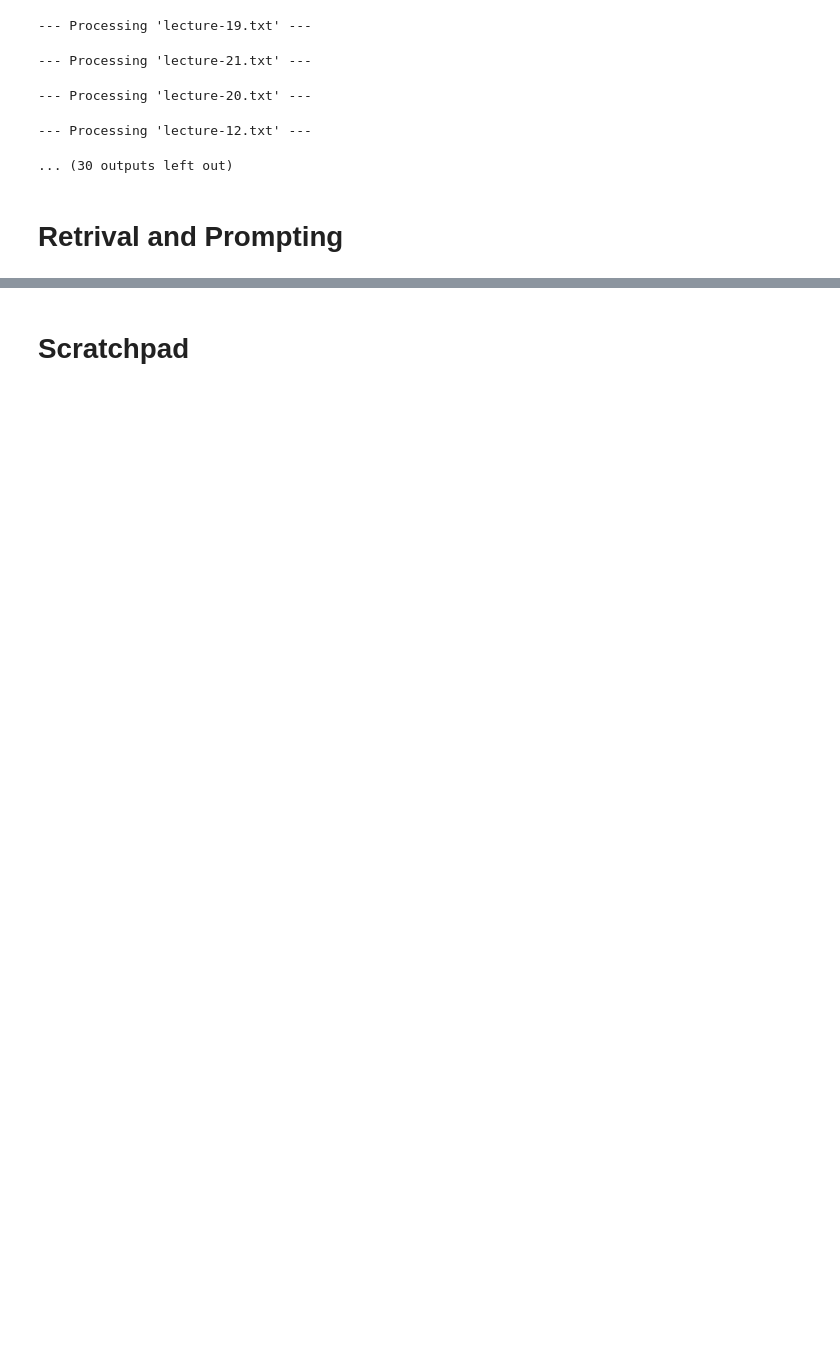
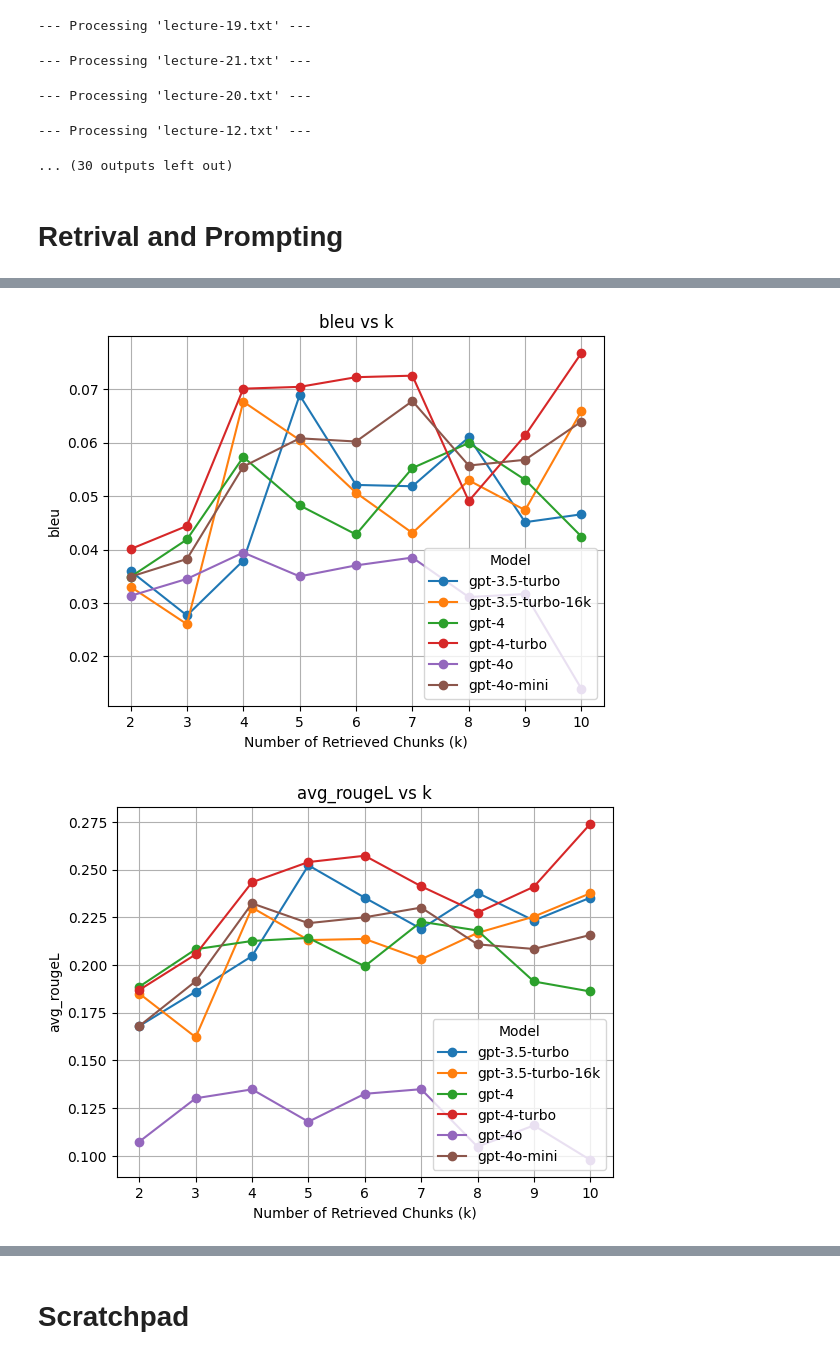
Before and after one commit to hshahrzad/RAG-Project, a Jupyter notebook: Rag_prototype.ipynb, the cells around one changed output, grey strips where cells are left out. Drawn from its saved outputs; the diff is of its cells as text; code cells hidden in the pictures; blank space fills up the shorter version.

Commit message:
Cleaned up the code and added Cosin similarity measure and more

```diff
--- a/Rag_prototype.ipynb
+++ b/Rag_prototype.ipynb
@@ -679,0 +638,32 @@ df_all = pd.read_json("test_results.json", orient="split")
+# %%
+# ─────────────────────────────────────────────────────────────────────
+# 7. Produce One Plot Per Metric
+# ─────────────────────────────────────────────────────────────────────
+
+# For each metric, plot how it evolves with k
+import matplotlib.pyplot as plt
+
+# Read the full results from file
+df_results=pd.read_csv("rag_full_eval.csv")
+
+# average over questions for each (k, model)
+df_avg = (
+    df_results
+      .groupby(["k","model"], as_index=False)
+      [["bleu","avg_rougeL","avg_bertF1","LLM_eval","sbert_cosine_sim"]]
+      .mean()
+)
+metrics = ["bleu", "avg_rougeL", "avg_bertF1", "sbert_cosine_sim", "LLM_eval"]
+
+for metric in metrics:
+    pivot = df_avg.pivot(index='k', columns='model', values=metric)
+    pivot.plot(marker='o')
+    plt.title(f"{metric} vs k")
+    plt.xlabel("Number of Retrieved Chunks (k)")
+    plt.ylabel(metric)
+    plt.legend(title="Model")
+    plt.grid()
+    plt.show()
+# %% [output]
+[figure, added]
+[figure, added]
```
Also changed, not shown: parts of 16 cells of this notebook, 4 other files.
